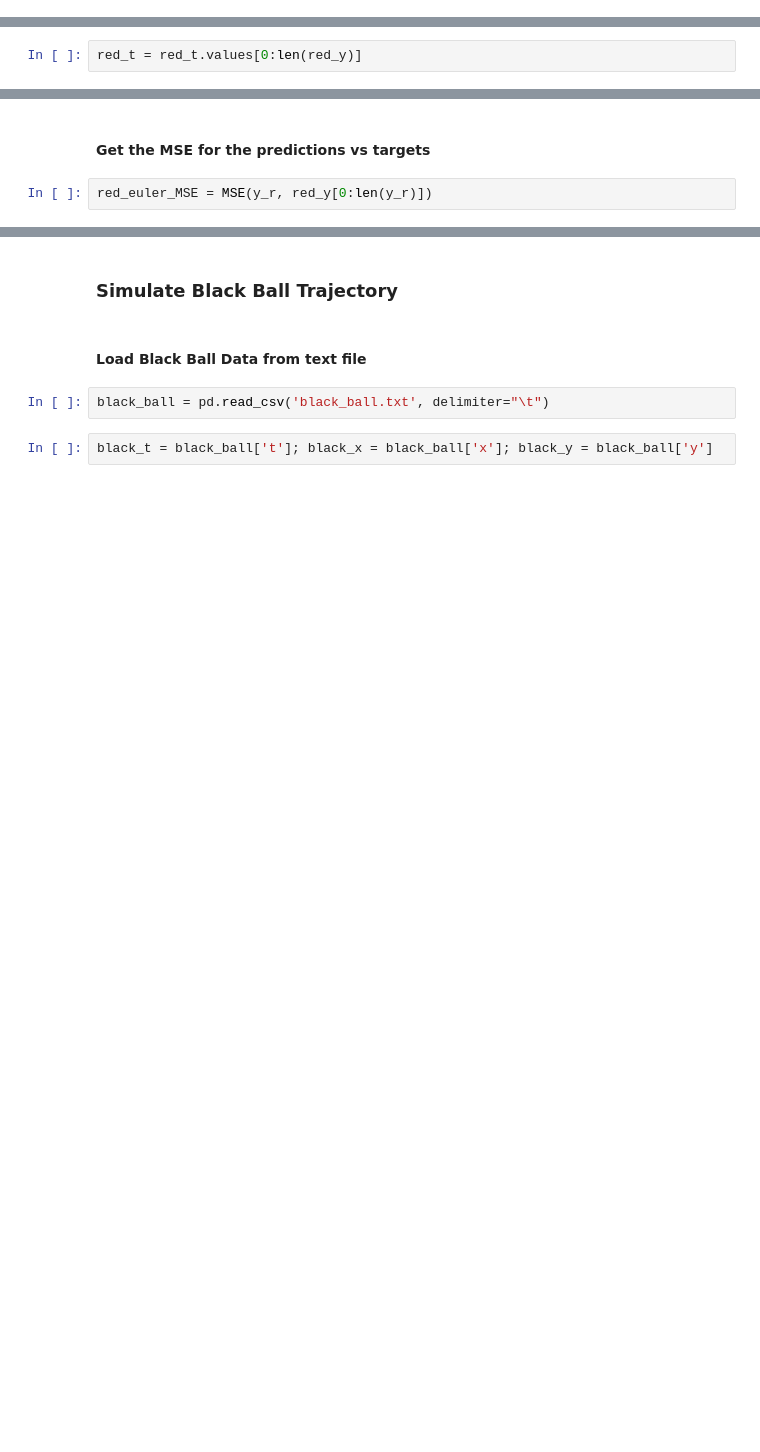
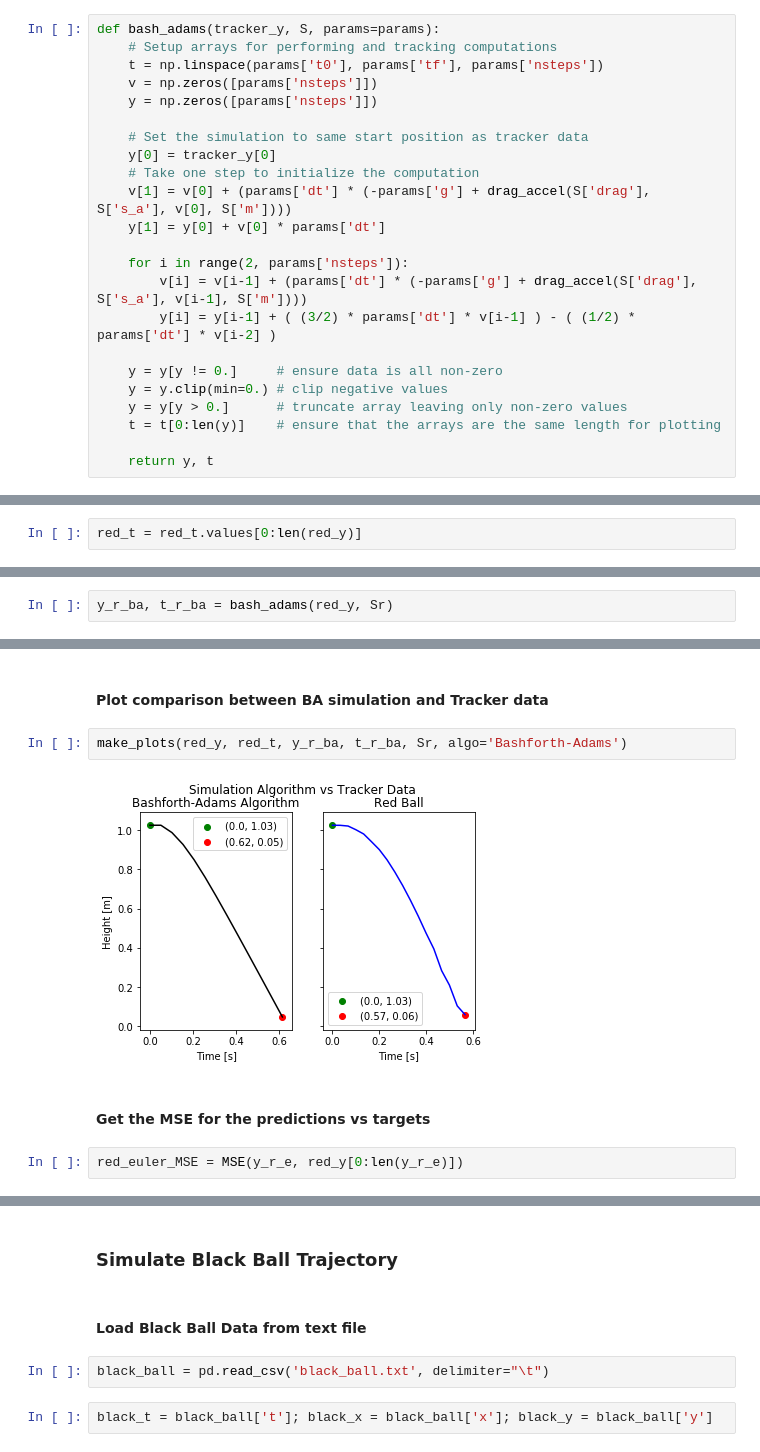
Before and after one commit to kseuro/computational_physics, a Jupyter notebook: week_1/ball_drop.ipynb, the cells around one changed output, grey strips where cells are left out. Cells and saved outputs as stored; diff of their text form; blank space fills up the shorter version.

```diff
--- a/week_1/ball_drop.ipynb
+++ b/week_1/ball_drop.ipynb
@@ -87,0 +125,23 @@ def MSE(predictions, targets):
+# %%
+def bash_adams(tracker_y, S, params=params):
+    # Setup arrays for performing and tracking computations
+    t = np.linspace(params['t0'], params['tf'], params['nsteps'])
+    v = np.zeros([params['nsteps']])
+    y = np.zeros([params['nsteps']])
+
+    # Set the simulation to same start position as tracker data
+    y[0] = tracker_y[0]
+    # Take one step to initialize the computation
+    v[1] = v[0] + (params['dt'] * (-params['g'] + drag_accel(S['drag'], S['s_a'], v[0], S['m'])))
+    y[1] = y[0] + v[0] * params['dt']
+
+    for i in range(2, params['nsteps']):
+        v[i] = v[i-1] + (params['dt'] * (-params['g'] + drag_accel(S['drag'], S['s_a'], v[i-1], S['m'])))
+        y[i] = y[i-1] + ( (3/2) * params['dt'] * v[i-1] ) - ( (1/2) * params['dt'] * v[i-2] )
+
+    y = y[y != 0.]     # ensure data is all non-zero
+    y = y.clip(min=0.) # clip negative values
+    y = y[y > 0.]      # truncate array leaving only non-zero values
+    t = t[0:len(y)]    # ensure that the arrays are the same length for plotting
+
+    return y, t
@@ -144 +212,3 @@ red_t = red_t.values[0:len(red_y)]
+# %%
+y_r_ba, t_r_ba = bash_adams(red_y, Sr)
 # %% [markdown]
@@ -214,7 +220,13 @@ plt.savefig('ball_drop_{}.png'.format(Sr['color']), dpi=300)
+# %% [markdown]
+#### Plot comparison between BA simulation and Tracker data
+# %%
+make_plots(red_y, red_t, y_r_ba, t_r_ba, Sr, algo='Bashforth-Adams')
+# %% [output]
+[figure, added]
 # %% [markdown]
 #### Get the MSE for the predictions vs targets
 # %%
-red_euler_MSE = MSE(y_r, red_y[0:len(y_r)])
+red_euler_MSE = MSE(y_r_e, red_y[0:len(y_r_e)])
 # %%
 print("The Mean-Squared Error for the {} ball using the Euler Algorithm is {}".format(Sr['color'], round(red_euler_MSE, 3)))
 # %% [output]
```
Also changed, not shown: parts of 79 cells of this notebook, 11 other files.
